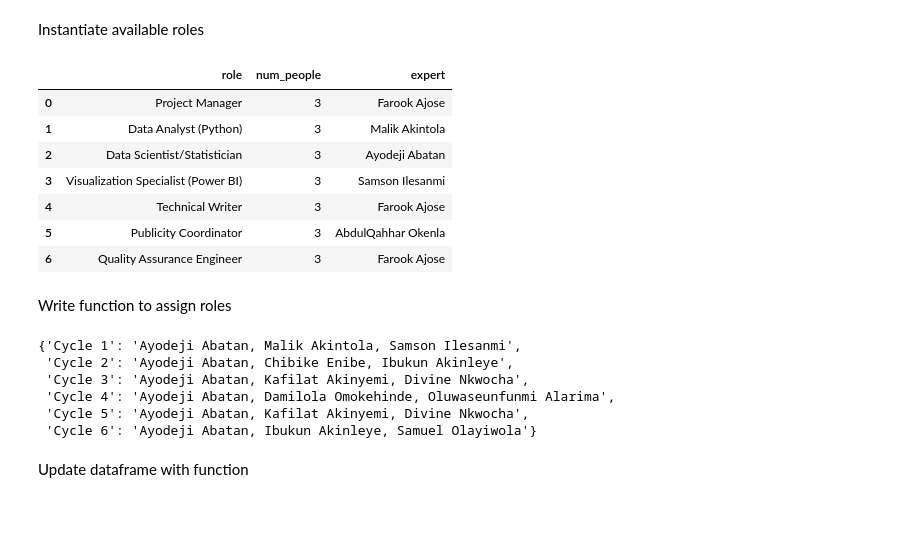
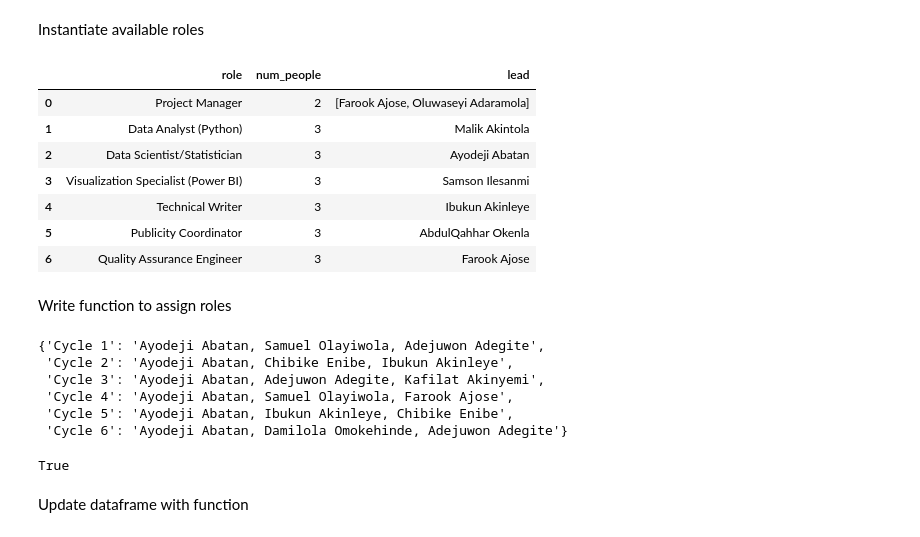
Before and after one commit to socratesjnr/asuu-strike-project, a Jupyter notebook: team-management/role_assignment.ipynb, the cells around one changed output. Drawn from its saved outputs; the diff is of its cells as text; code cells hidden in the pictures.

```diff
--- a/team-management/role_assignment.ipynb
+++ b/team-management/role_assignment.ipynb
@@ -58,29 +58,29 @@ Instantiate available roles
 # %%
 roles = pd.DataFrame({
     "role": ["Project Manager",
             "Data Analyst (Python)",
             "Data Scientist/Statistician",
             "Visualization Specialist (Power BI)",
             "Technical Writer",
             "Publicity Coordinator",
             "Quality Assurance Engineer"],
-    "num_people": [3, 3, 3, 3, 3, 3, 3],
-    "expert": ["Farook Ajose",
+    "num_people": [2, 3, 3, 3, 3, 3, 3],
+    "lead": [["Farook Ajose", "Oluwaseyi Adaramola"],
                "Malik Akintola",
                "Ayodeji Abatan",
                "Samson Ilesanmi",
-               "Farook Ajose",
+               "Ibukun Akinleye",
                "AbdulQahhar Okenla",
                "Farook Ajose"]
     })
 roles
 # %% [output]
-|  | role | num_people | expert |
-| 0 | Project Manager | 3 | Farook Ajose |
+|  | role | num_people | lead |
+| 0 | Project Manager | 2 | [Farook Ajose, Oluwaseyi Adaramola] |
 | 1 | Data Analyst (Python) | 3 | Malik Akintola |
 | 2 | Data Scientist/Statistician | 3 | Ayodeji Abatan |
 | 3 | Visualization Specialist (Power BI) | 3 | Samson Ilesanmi |
-| 4 | Technical Writer | 3 | Farook Ajose |
+| 4 | Technical Writer | 3 | Ibukun Akinleye |
 | 5 | Publicity Coordinator | 3 | AbdulQahhar Okenla |
 | 6 | Quality Assurance Engineer | 3 | Farook Ajose |
 # %% [markdown]
@@ -97,17 +97,21 @@ def assign_roles(row, cycles=num_cycles, team=members):
         team (list, optional): A list of team members to select from. Defaults to the value of `members`.
 
     Returns:
-        expert_cycle_dict (dict): A dictionary containing the assigned members for each cycle, with keys in the format "Cycle x" where x is the cycle number.
+        lead_cycle_dict (dict): A dictionary containing the assigned members for each cycle, with keys in the format "Cycle x" where x is the cycle number.
     """
 
     # Remove expert from sample list
-    expert = row['expert']
-    no_expert_team = team.copy()
-    no_expert_team.remove(expert)
+    lead = row['lead']
+    no_lead_team = team.copy()
+    if type(lead) == list:
+        for item in lead:
+            no_lead_team.remove(item)
+    else:
+        no_lead_team.remove(lead)
 
     # Create dictionary of assigned members for each cycle
     cycle_dict = {
-        f"Cycle {cycle}":  np.random.choice(no_expert_team, size=row["num_people"]-1, replace=False)
+        f"Cycle {cycle}":  np.random.choice(no_lead_team, size=row["num_people"]-1, replace=False)
         for cycle in range(1, cycles+1)
     }
 
@@ -117,29 +121,33 @@ def assign_roles(row, cycles=num_cycles, team=members):
         next_cycle = cycle_dict[f"Cycle {i+1}"]
         common_members = np.intersect1d(current_cycle, next_cycle)
         for member in common_members:
-            new_member = np.random.choice(no_expert_team, size=1)[0]
+            new_member = np.random.choice(no_lead_team, size=1)[0]
             while new_member in next_cycle:
-                new_member = np.random.choice(no_expert_team, size=1)[0]
+                new_member = np.random.choice(no_lead_team, size=1)[0]
             next_cycle = np.where(next_cycle == member, new_member, next_cycle)
         cycle_dict[f"Cycle {i+1}"] = next_cycle
 
     # Append expert to list and convert to string
-    expert_cycle_dict = {
-        f"Cycle {cycle}":  ", ".join(np.append(expert, cycle_dict[f"Cycle {cycle}"]))
+    lead_cycle_dict = {
+        f"Cycle {cycle}":  ", ".join(np.append(lead, cycle_dict[f"Cycle {cycle}"]))
         for cycle in range(1, cycles+1)
     }
 
-    return expert_cycle_dict
+    return lead_cycle_dict
 
 # Test function to see outputs.
 assign_roles(roles.iloc[2, :])
 # %% [output]
-{'Cycle 1': 'Ayodeji Abatan, Malik Akintola, Samson Ilesanmi',
+{'Cycle 1': 'Ayodeji Abatan, Samuel Olayiwola, Adejuwon Adegite',
  'Cycle 2': 'Ayodeji Abatan, Chibike Enibe, Ibukun Akinleye',
- 'Cycle 3': 'Ayodeji Abatan, Kafilat Akinyemi, Divine Nkwocha',
- 'Cycle 4': 'Ayodeji Abatan, Damilola Omokehinde, Oluwaseunfunmi Alarima',
- 'Cycle 5': 'Ayodeji Abatan, Kafilat Akinyemi, Divine Nkwocha',
- 'Cycle 6': 'Ayodeji Abatan, Ibukun Akinleye, Samuel Olayiwola'}
+ 'Cycle 3': 'Ayodeji Abatan, Adejuwon Adegite, Kafilat Akinyemi',
+ 'Cycle 4': 'Ayodeji Abatan, Samuel Olayiwola, Farook Ajose',
+ 'Cycle 5': 'Ayodeji Abatan, Ibukun Akinleye, Chibike Enibe',
+ 'Cycle 6': 'Ayodeji Abatan, Damilola Omokehinde, Adejuwon Adegite'}
+# %%
+type([1, 2]) == list
+# %% [output]
+True
 # %% [markdown]
 Update dataframe with function
 # %%
```
Also changed, not shown: parts of 3 cells of this notebook.
